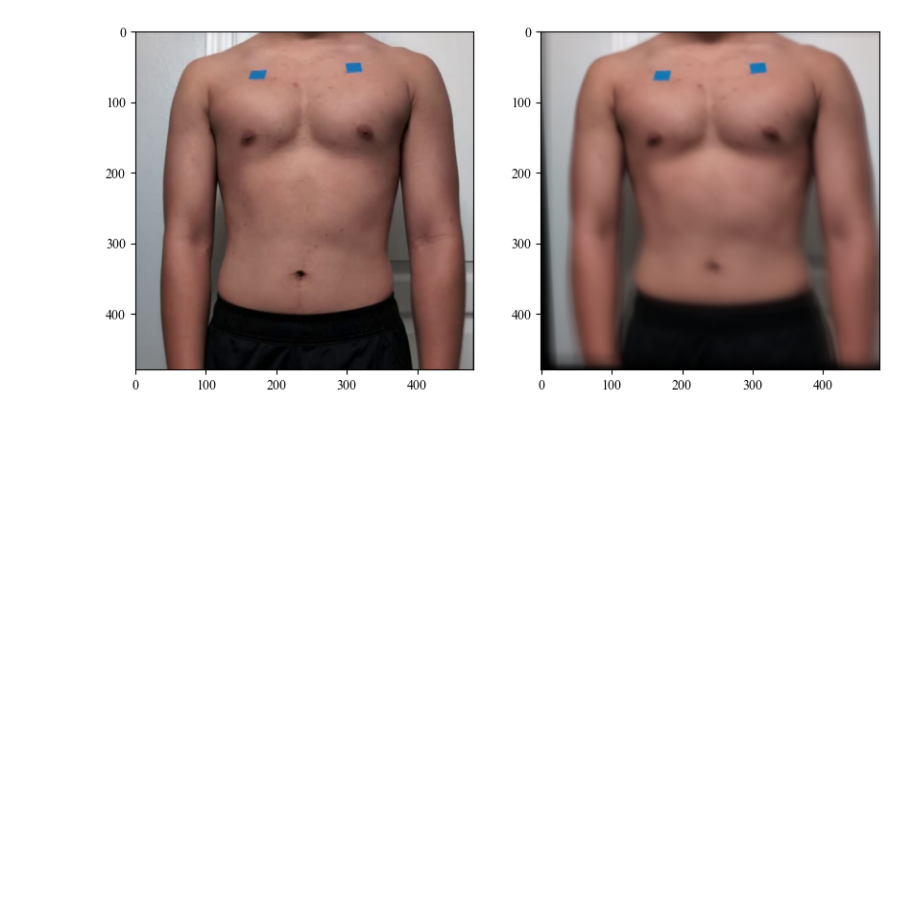
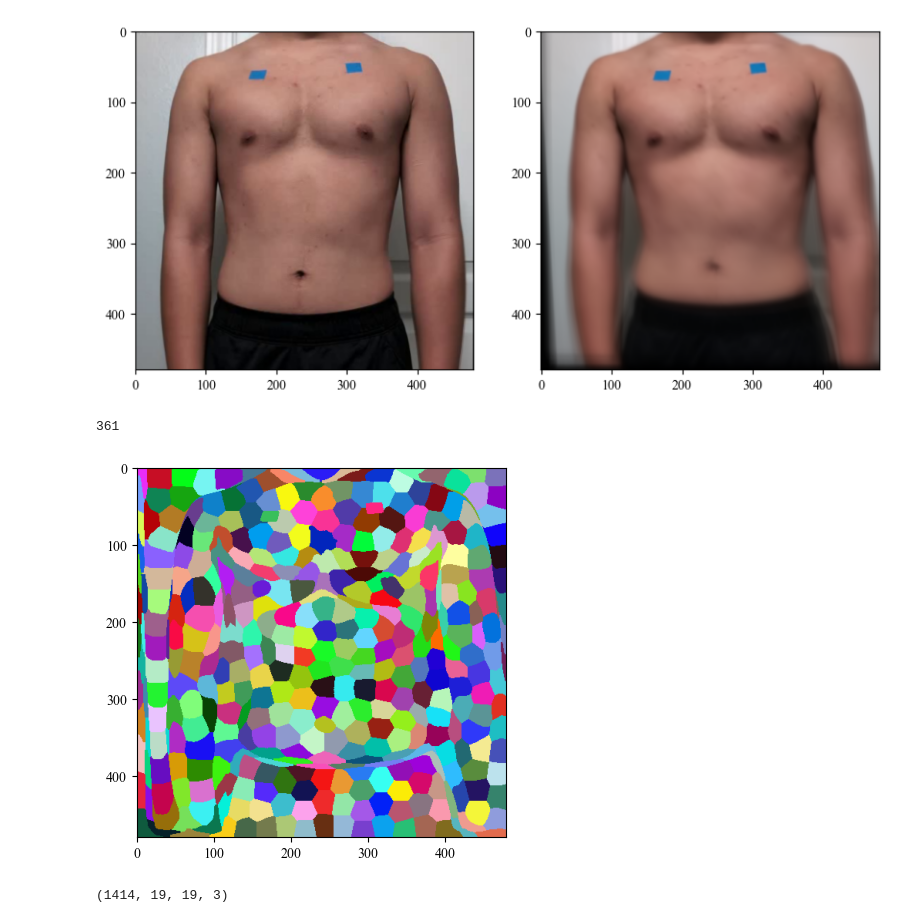
Before and after one commit to tiandahuang/chest-rppg, a Jupyter notebook: signal_analysis.ipynb, the cells around one changed output. Cells and saved outputs as stored; diff of their text form; code cells hidden in the pictures; blank space fills up the shorter version.

```diff
--- a/signal_analysis.ipynb
+++ b/signal_analysis.ipynb
@@ -41,3 +43,26 @@ ax[1].imshow(pp.smear(stabilized_array))
 # %% [output]
 <matplotlib.image.AxesImage at 0x...>
 [figure]
+# %%
+lsc_arr = pp.smear(stabilized_array)
+# %%
+lsc = cv2.ximgproc.createSuperpixelLSC(lsc_arr,
+                                       region_size=25,
+                                       ratio=0.075)
+lsc.iterate(20)
+lsc_mask = lsc.getLabels()
+num_chunks = lsc.getNumberOfSuperpixels()
+# %%
+import random
+colors = [(random.randint(0, 255), random.randint(0, 255), random.randint(0, 255)) for _ in range(num_chunks)]
+lsc_mask_rgb = np.zeros_like(lsc_arr)
+for i in range(num_chunks):
+    lsc_mask_rgb[lsc_mask == i] = colors[i]
+
+print(num_chunks)
+plt.figure()
+plt.imshow(lsc_mask_rgb)
+plt.show()
+# %% [output]
+361
+[figure, added]
@@ -43,0 +94,6 @@ ax[1].imshow(pp.smear(stabilized_array))
+# %%
+lsc_mean_array_4d = lsc_mean_array[:, :, np.newaxis, :].reshape(-1, 19, 19, 3).astype(np.uint8)
+lsc_mean_array_4d = np.rot90(lsc_mean_array_4d, k=-1, axes=(1, 2))
+print(lsc_mean_array_4d.shape)
+# %% [output]
+(1414, 19, 19, 3)
```
Also changed, not shown: parts of 16 cells of this notebook, 2 other files.
